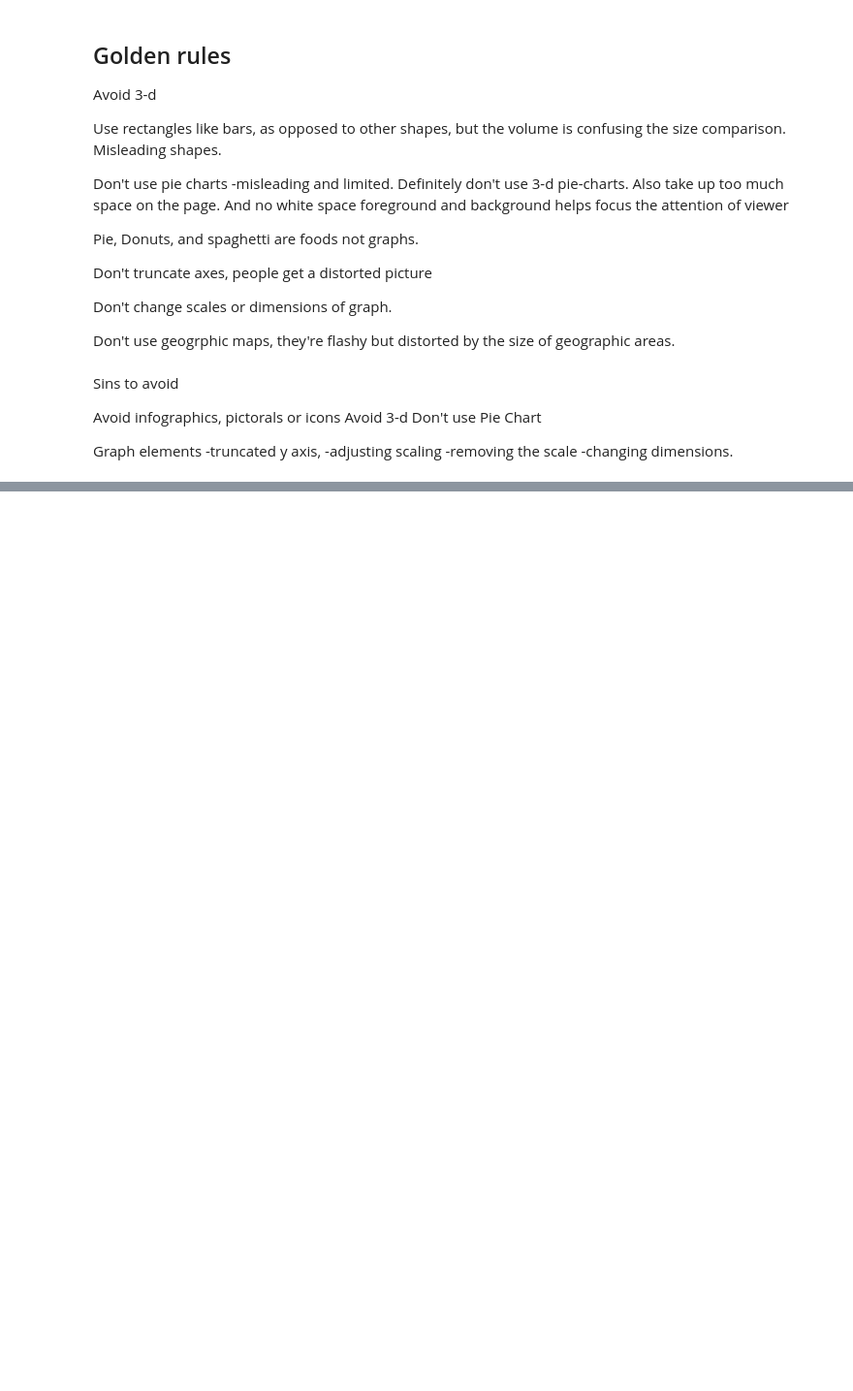
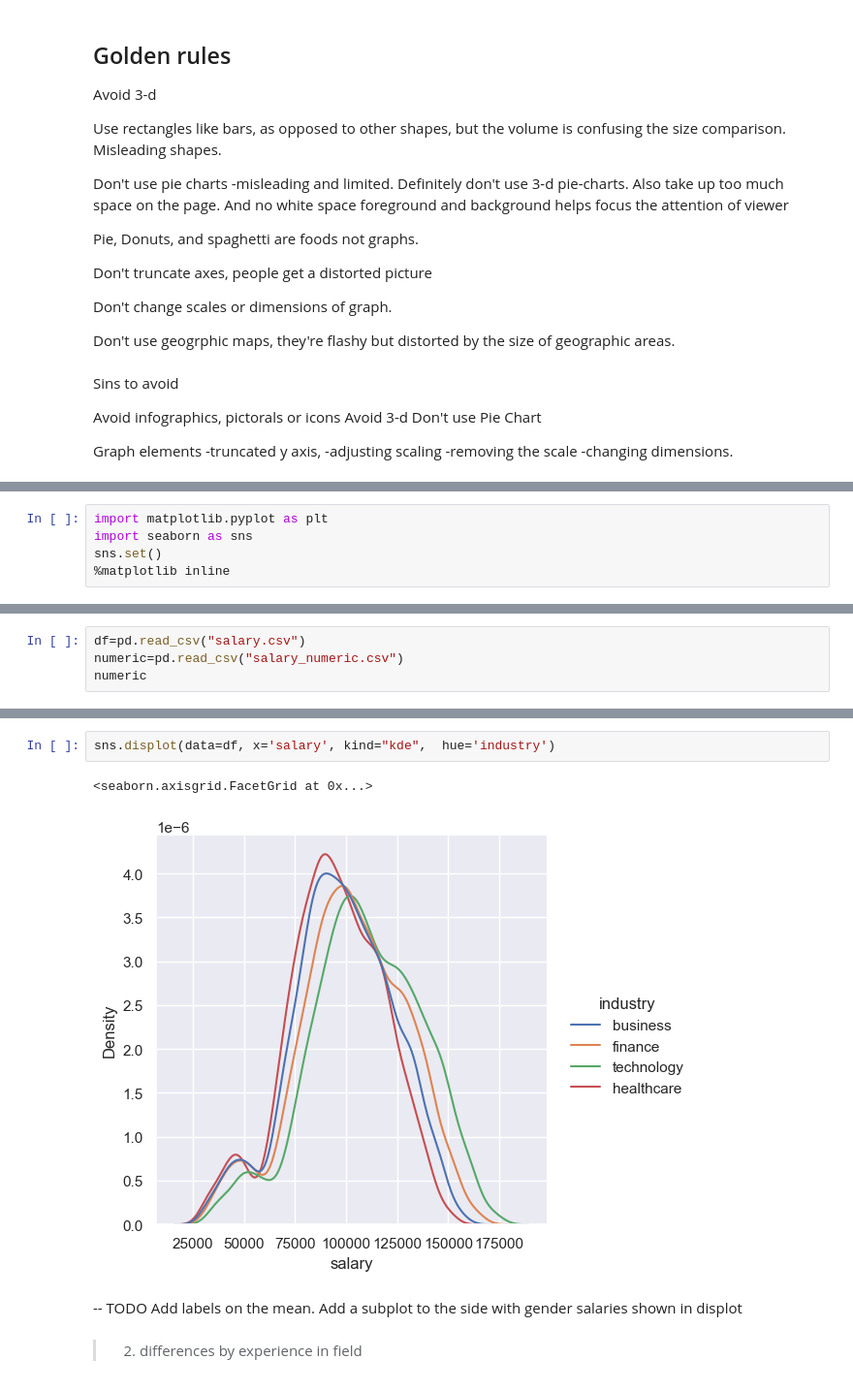
Before and after one commit to LarsoftheGeats/Week5Da, a Jupyter notebook: Unit 5.ipynb, the cells around one changed output, grey strips where cells are left out. Shown at 97% size. Cells and saved outputs as stored; diff of their text form; blank space fills up the shorter version.

```diff
--- a/Unit 5.ipynb
+++ b/Unit 5.ipynb
@@ -172,0 +189,5 @@ How can color affect the way your visualizations are understood?
+# %%
+import matplotlib.pyplot as plt
+import seaborn as sns
+sns.set()
+%matplotlib inline
@@ -172,0 +196,4 @@ How can color affect the way your visualizations are understood?
+# %%
+df=pd.read_csv("salary.csv")
+numeric=pd.read_csv("salary_numeric.csv")
+numeric
@@ -172,0 +260,9 @@ How can color affect the way your visualizations are understood?
+# %%
+sns.displot(data=df, x='salary', kind="kde",  hue='industry')
+# %% [output]
+<seaborn.axisgrid.FacetGrid at 0x...>
+[figure, added]
+# %% [markdown]
+-- TODO Add labels on the mean.  Add a subplot to the side with gender salaries shown in displot
+# %% [markdown]
+> 2. differences by experience in field
```
Also changed, not shown: parts of 40 cells of this notebook, 9 other files.
